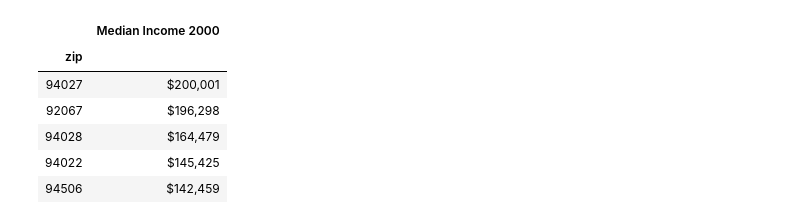
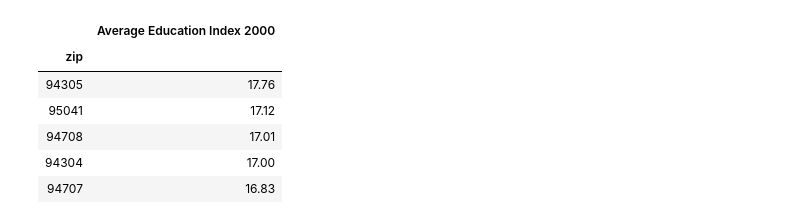
Before and after one commit to Team-Blue-MW/Predicted_Gentrification_in_California, a Jupyter notebook: ETL/Cleaning_usa_data.ipynb, the cells around one changed output. Drawn from its saved outputs; the diff is of its cells as text; code cells hidden in the pictures.

Commit message:
create dataframes for public transportation analysis.

```diff
--- a/ETL/Cleaning_usa_data.ipynb
+++ b/ETL/Cleaning_usa_data.ipynb
@@ -23,15 +23,16 @@ import time
 # usa_df.drop('Unamed: 0', axis=1)
 # usa_df.head()
 # %%
-median_income_2000 = pd.read_csv('../Resources1/median_income_2000.csv')
-median_income_2000 = median_income_2000.drop('Unnamed: 0', axis=1)
-median_income_2000.set_index('zip', inplace=True)
-median_income_2000.head()
+avg_edu_2000 = pd.read_csv('../Resources1/avg_edu_index_2000.csv')
+avg_edu_2000 = avg_edu_2000.drop('Unnamed: 0', axis=1)
+avg_edu_2000.set_index('zip', inplace=True)
+avg_edu_2000 = avg_edu_2000.astype(float)
+avg_edu_2000.head()
 # %% [output]
-|  | Median Income 2000 |
+|  | Average Education Index 2000 |
 | zip |  |
-| 94027 | $200,001 |
-| 92067 | $196,298 |
-| 94028 | $164,479 |
-| 94022 | $145,425 |
-| 94506 | $142,459 |
+| 94305 | 17.76 |
+| 95041 | 17.12 |
+| 94708 | 17.01 |
+| 94304 | 17.00 |
+| 94707 | 16.83 |
```
Also changed, not shown: parts of 17 cells of this notebook, 5 other files.
